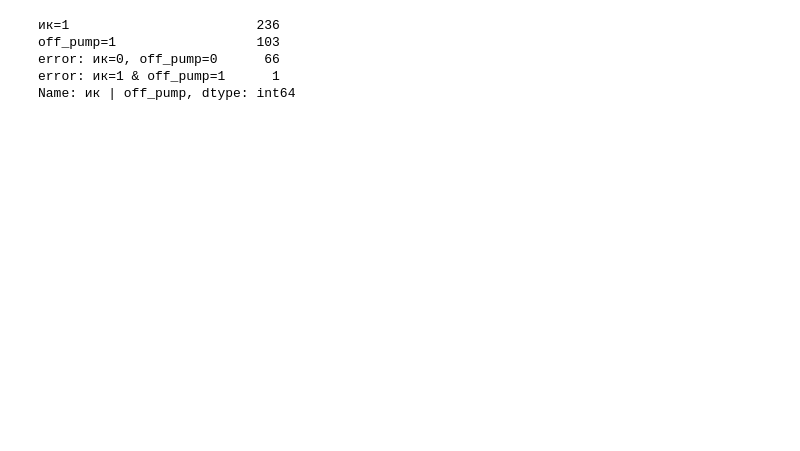
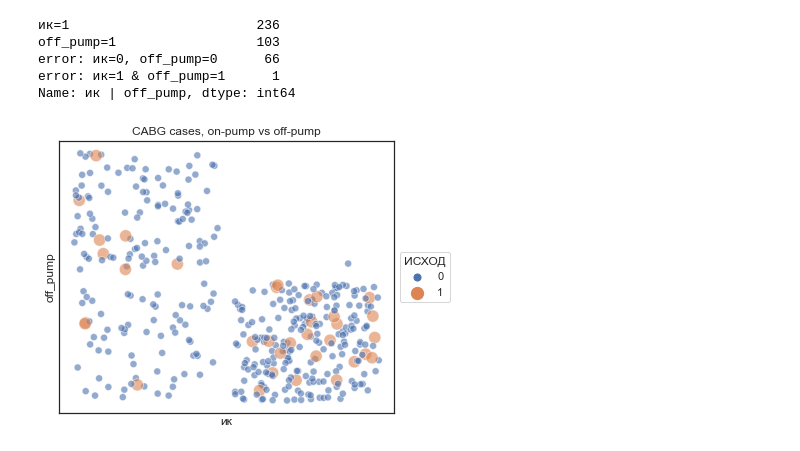
Before and after one commit to oskinm/wound_outcomes, a Jupyter notebook: notebooks/04-oskin-eda.ipynb, the cells around one changed output. Drawn from its saved outputs; the diff is of its cells as text; code cells hidden in the pictures; blank space fills up the shorter version.

```diff
--- a/notebooks/04-oskin-eda.ipynb
+++ b/notebooks/04-oskin-eda.ipynb
@@ -302,3 +302,15 @@ off_pump=1                  103
 error: ик=0, off_pump=0      66
 error: ик=1 & off_pump=1      1
 Name: ик | off_pump, dtype: int64
+# %%
+fig, ax = plt.subplots(figsize=(6, 5))
+sns.scatterplot(x='ик', y ='off_pump', data=cabg, alpha=0.6, hue='ИСХОД', size='ИСХОД', sizes=(150,50), ax=ax)
+_ = ax.set_title('CABG cases, on-pump vs off-pump')
+_ = ax.xaxis.set_ticks([])
+_ = ax.yaxis.set_ticks([])
+
+# Remove hue label from the legend and place it outside of the plot
+handles, labels = ax.get_legend_handles_labels()
+_ = ax.legend(handles=handles[1:], labels=labels[1:], loc='center left', bbox_to_anchor=(1, 0.5), title='ИСХОД')
+# %% [output]
+[figure, added]
```
Also changed, not shown: parts of 2 cells of this notebook.
